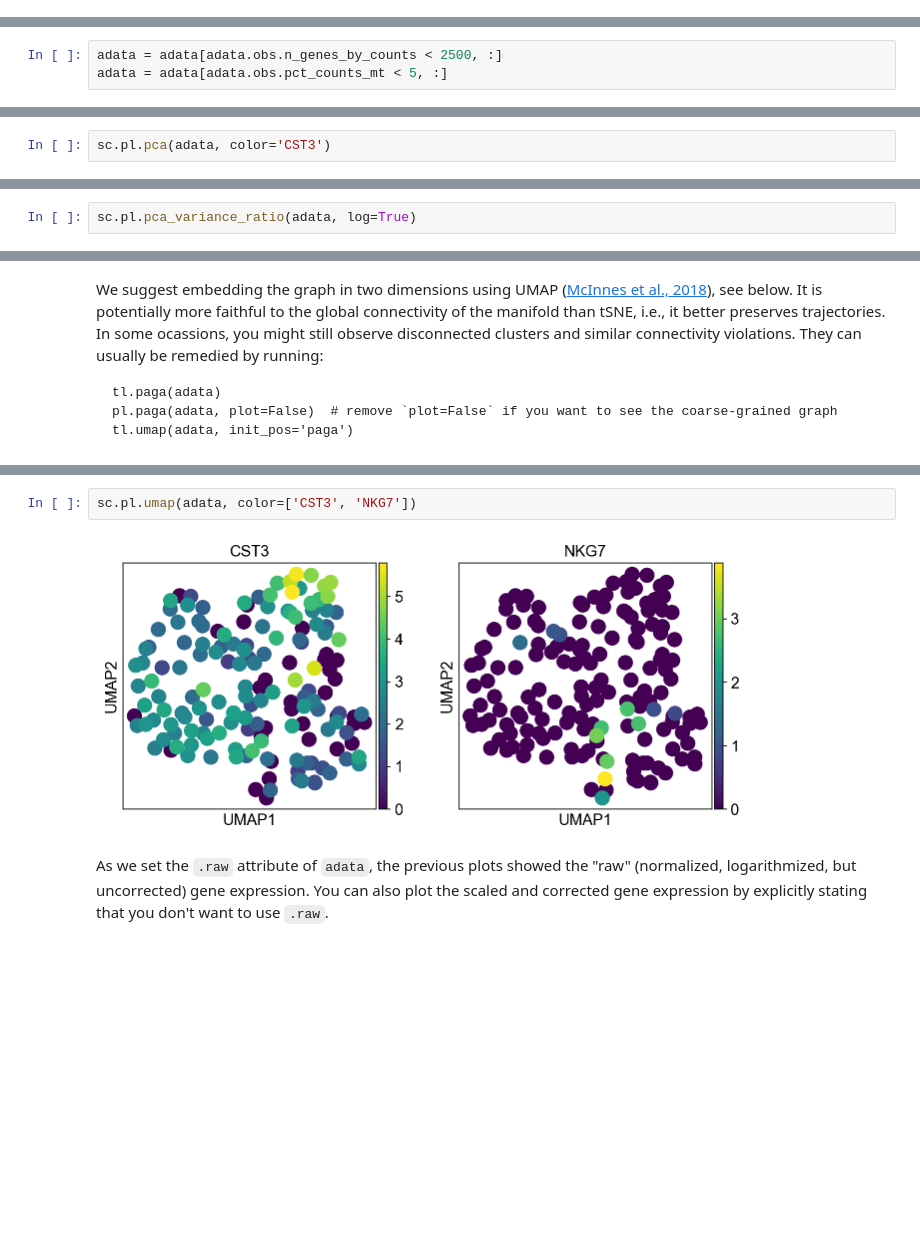
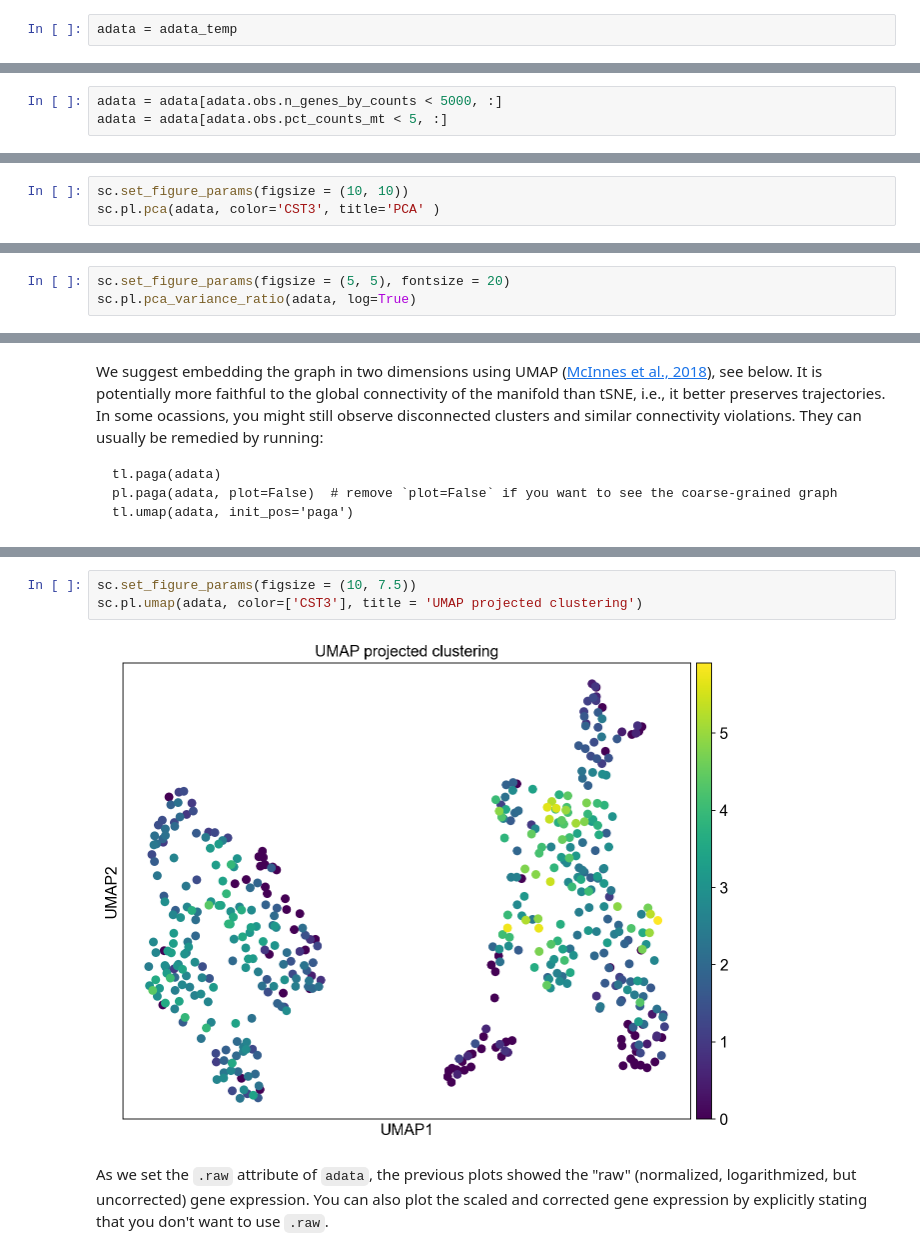
Before and after one commit to dmj6288/scDATA_Analysis, a Jupyter notebook: 2k_glioblastoma_cells.ipynb, the cells around one changed output, grey strips where cells are left out. Cells and saved outputs as stored; diff of their text form; blank space fills up the shorter version.

```diff
--- a/2k_glioblastoma_cells.ipynb
+++ b/2k_glioblastoma_cells.ipynb
@@ -120,0 +133,2 @@ Actually do the filtering by slicing the `AnnData` object.
+# %%
+adata = adata_temp
@@ -121,5 +150,5 @@ Actually do the filtering by slicing the `AnnData` object.
 # %%
-adata = adata[adata.obs.n_genes_by_counts < 2500, :]
+adata = adata[adata.obs.n_genes_by_counts < 5000, :]
 adata = adata[adata.obs.pct_counts_mt < 5, :]
 # %% [markdown]
 Total-count normalize (library-size correct) the data matrix $\mathbf{X}$ to 10,000 reads per cell, so that counts become comparable among cells.
@@ -206,5 +235,6 @@ computing PCA
 # %% [markdown]
 We can make a scatter plot in the PCA coordinates, but we will not use that later on.
 # %%
-sc.pl.pca(adata, color='CST3')
+sc.set_figure_params(figsize = (10, 10))
+sc.pl.pca(adata, color='CST3', title='PCA' )
 # %% [output]
@@ -212,5 +242,6 @@ sc.pl.pca(adata, color='CST3')
 # %% [markdown]
 Let us inspect the contribution of single PCs to the total variance in the data. This gives us information about how many PCs we should consider in order to compute the neighborhood relations of cells, e.g. used in the clustering function  `sc.tl.louvain()` or tSNE `sc.tl.tsne()`. In our experience, often a rough estimate of the number of PCs does fine.
 # %%
+sc.set_figure_params(figsize = (5, 5), fontsize = 20)
 sc.pl.pca_variance_ratio(adata, log=True)
 # %% [output]
@@ -263,7 +304,8 @@ computing UMAP
 # %%
-sc.pl.umap(adata, color=['CST3', 'NKG7'])
+sc.set_figure_params(figsize = (10, 7.5))
+sc.pl.umap(adata, color=['CST3'], title = 'UMAP projected clustering')
 # %% [output]
-[figure, old version]
+[figure, new version]
 # %% [markdown]
 As we set the `.raw` attribute of `adata`, the previous plots showed the "raw" (normalized, logarithmized, but uncorrected) gene expression. You can also plot the scaled and corrected gene expression by explicitly stating that you don't want to use `.raw`.
 # %% [markdown]
```
Also changed, not shown: parts of 22 cells of this notebook.
